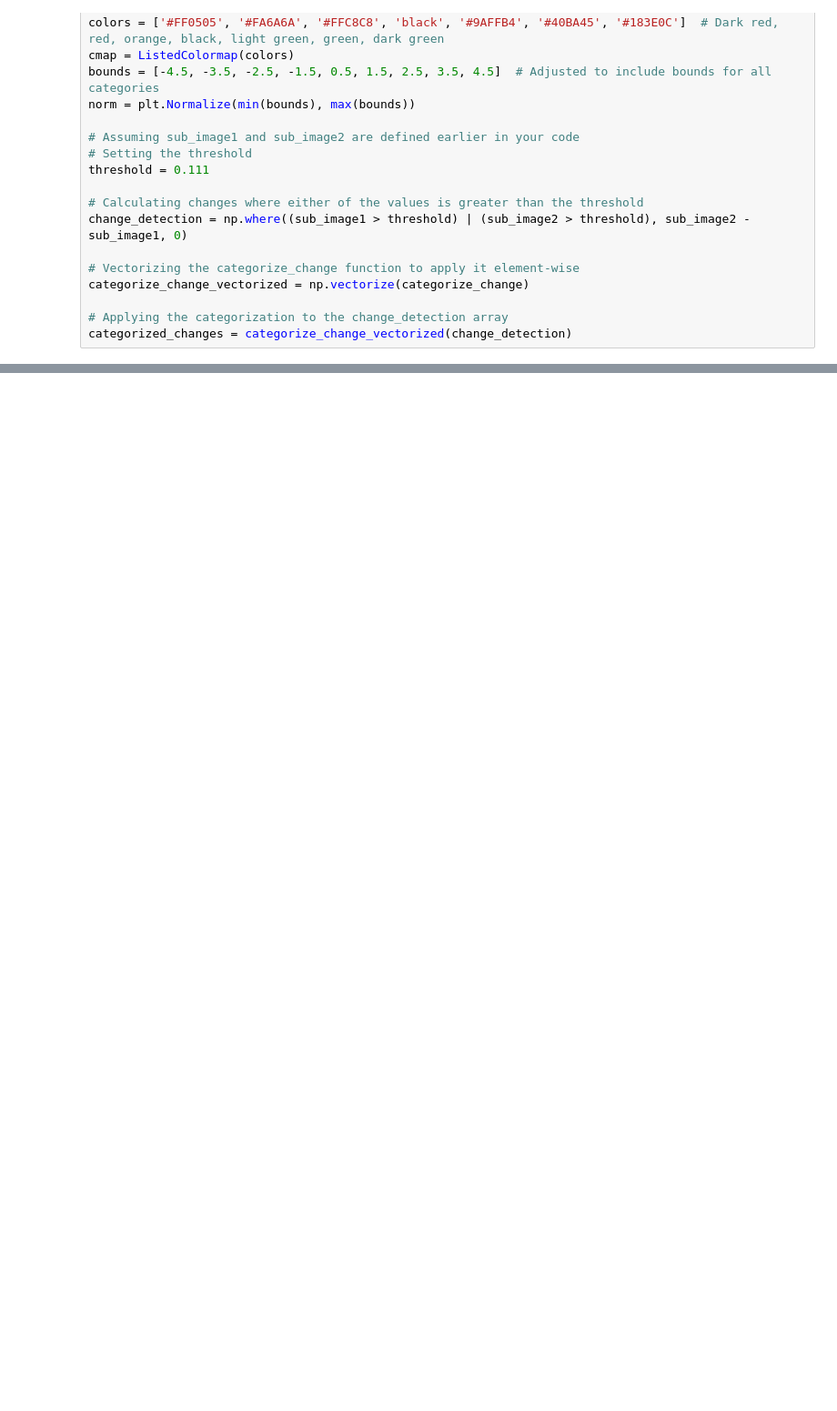
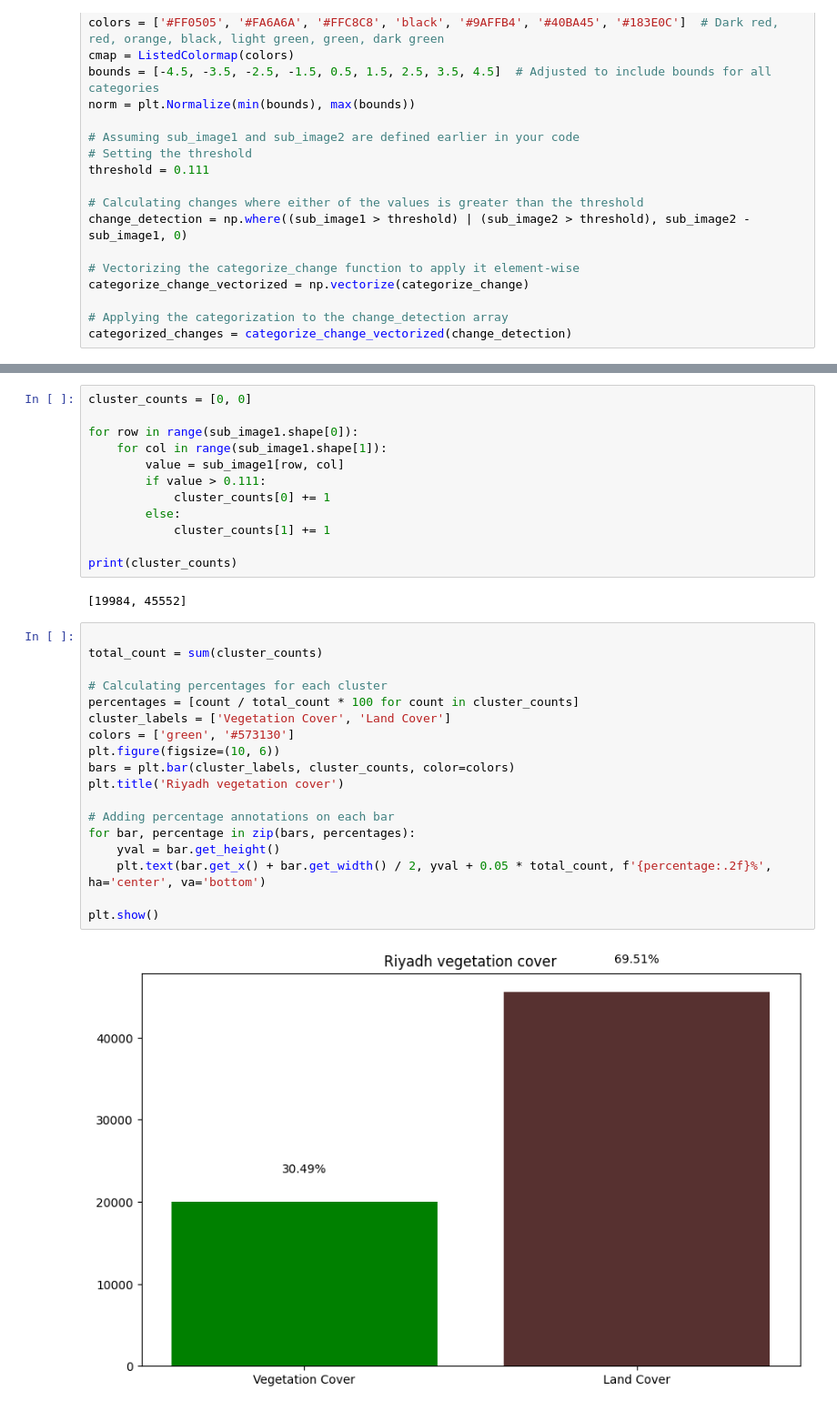
Before and after one commit to OWDM/Vegetation-Cover-In-Riyadh, a Jupyter notebook: Codes/Subtracting/change between two sub set.ipynb, the cells around one changed output, grey strips where cells are left out. Shown at 91% size. Cells and saved outputs as stored; diff of their text form; blank space fills up the shorter version.

```diff
--- a/Codes/Subtracting/change between two sub set.ipynb
+++ b/Codes/Subtracting/change between two sub set.ipynb
@@ -155,0 +156,34 @@ plt.show()
+# %%
+cluster_counts = [0, 0]
+
+for row in range(sub_image1.shape[0]):
+    for col in range(sub_image1.shape[1]):
+        value = sub_image1[row, col]
+        if value > 0.111:
+            cluster_counts[0] += 1
+        else:
+            cluster_counts[1] += 1
+
+print(cluster_counts)
+# %% [output]
+[19984, 45552]
+# %%
+
+total_count = sum(cluster_counts)
+
+# Calculating percentages for each cluster
+percentages = [count / total_count * 100 for count in cluster_counts]
+cluster_labels = ['Vegetation Cover', 'Land Cover']
+colors = ['green', '#573130']
+plt.figure(figsize=(10, 6))
+bars = plt.bar(cluster_labels, cluster_counts, color=colors)
+plt.title('Riyadh vegetation cover')
+
+# Adding percentage annotations on each bar
+for bar, percentage in zip(bars, percentages):
+    yval = bar.get_height()
+    plt.text(bar.get_x() + bar.get_width() / 2, yval + 0.05 * total_count, f'{percentage:.2f}%', ha='center', va='bottom')
+
+plt.show()
+# %% [output]
+[figure, added]
```
Also changed, not shown: parts of 6 cells of this notebook, 2 other files.
